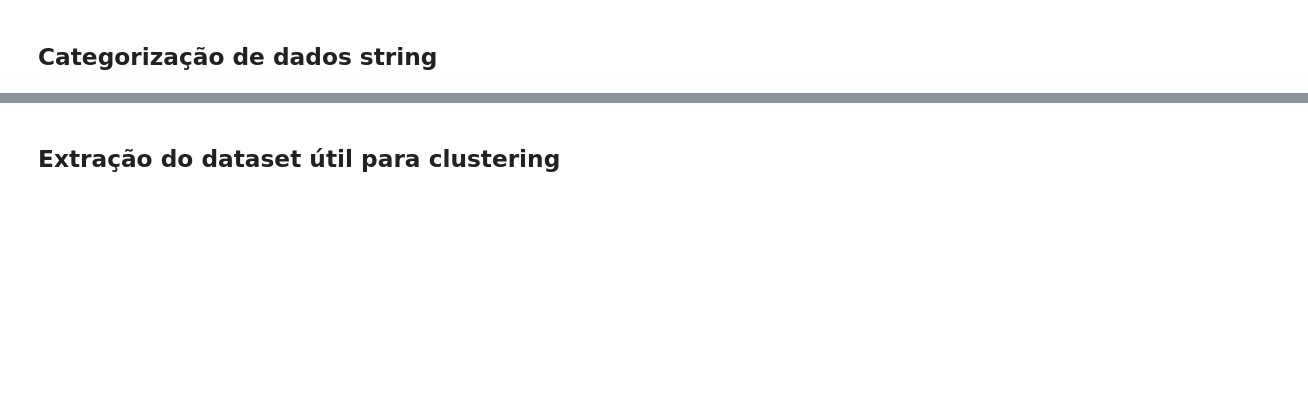
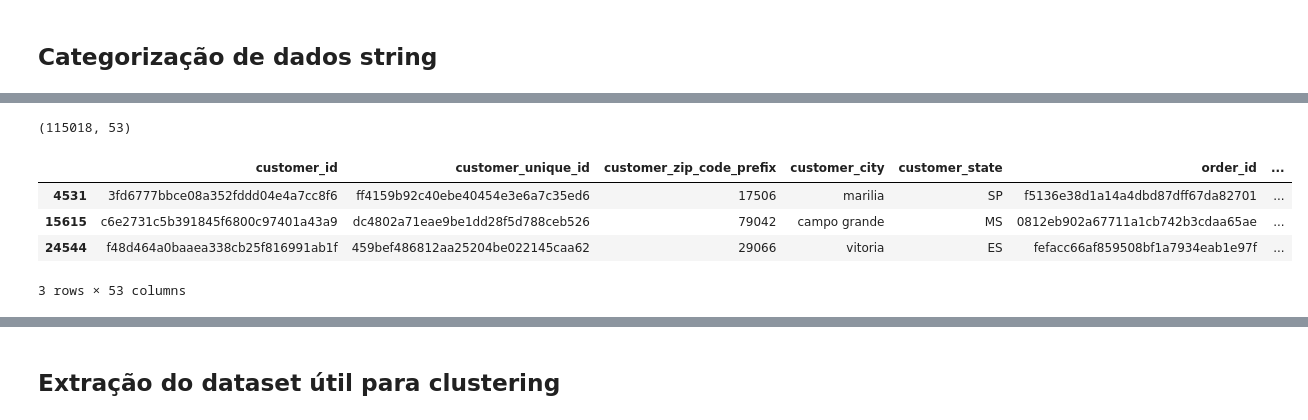
Before and after one commit to wnetohr/Olist-Brazilian-E-Commerce, a Jupyter notebook: notebooks/feature_engineering.ipynb, the cells around one changed output, grey strips where cells are left out. Cells and saved outputs as stored; diff of their text form; code cells hidden in the pictures; blank space fills up the shorter version.

```diff
--- a/notebooks/feature_engineering.ipynb
+++ b/notebooks/feature_engineering.ipynb
@@ -488,0 +548,10 @@ colunas_dataset_cluster += ['filtered_category_coded', 'commercial_date_coded',
+# %%
+print(customer_products.shape)
+customer_products[customer_products["price"] > 6000].head()
+# %% [output]
+(115018, 53)
+|  | customer_id | customer_unique_id | customer_zip_code_prefix | customer_city | customer_state | order_id | ... |
+| 4531 | 3fd6777bbce08a352fddd04e4a7cc8f6 | ff4159b92c40ebe40454e3e6a7c35ed6 | 17506 | marilia | SP | f5136e38d1a14a4dbd87dff67da82701 | ... |
+| 15615 | c6e2731c5b391845f6800c97401a43a9 | dc4802a71eae9be1dd28f5d788ceb526 | 79042 | campo grande | MS | 0812eb902a67711a1cb742b3cdaa65ae | ... |
+| 24544 | f48d464a0baaea338cb25f816991ab1f | 459bef486812aa25204be022145caa62 | 29066 | vitoria | ES | fefacc66af859508bf1a7934eab1e97f | ... |
+3 rows × 53 columns
```
Also changed, not shown: parts of 10 cells of this notebook, 7 other files.
